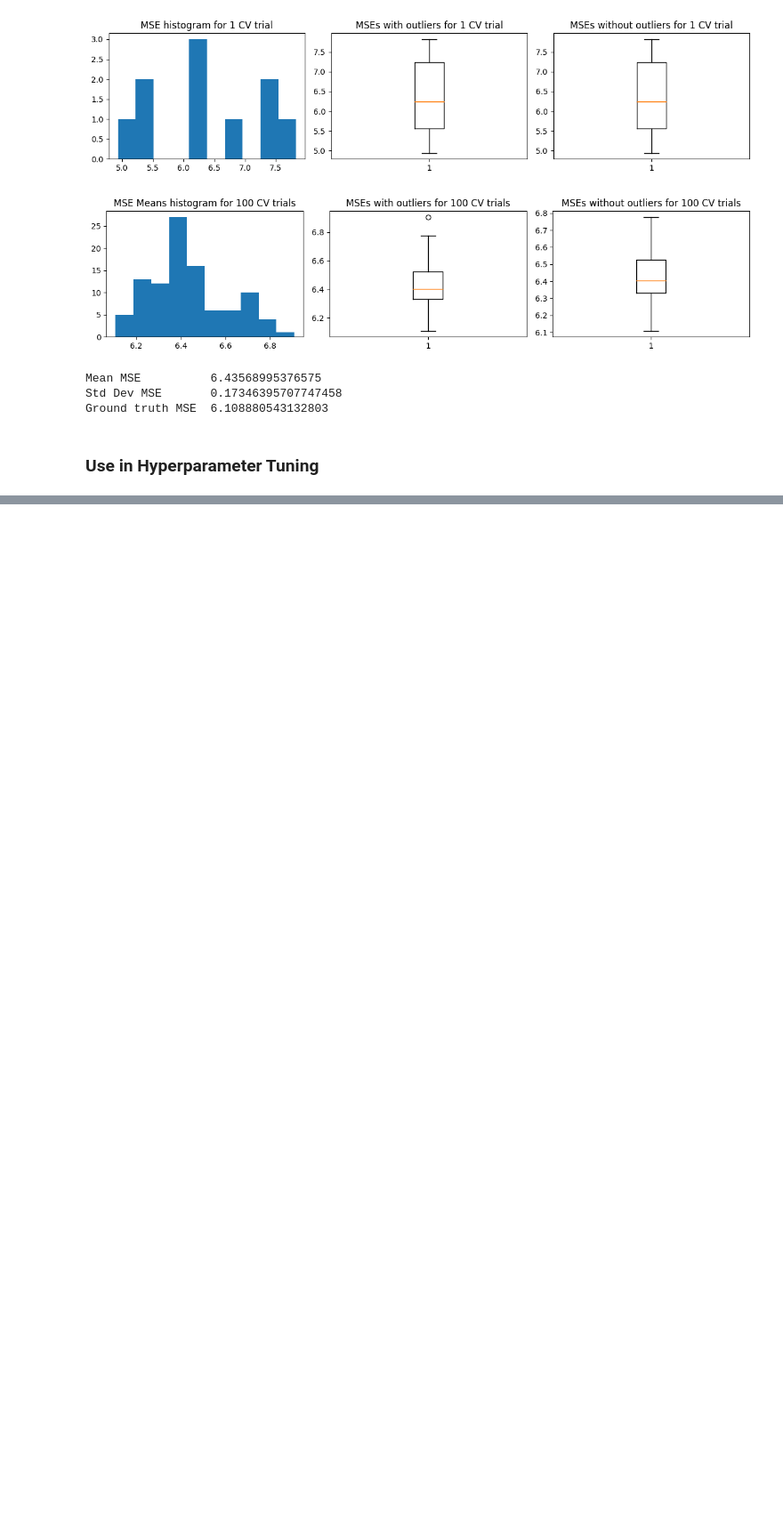
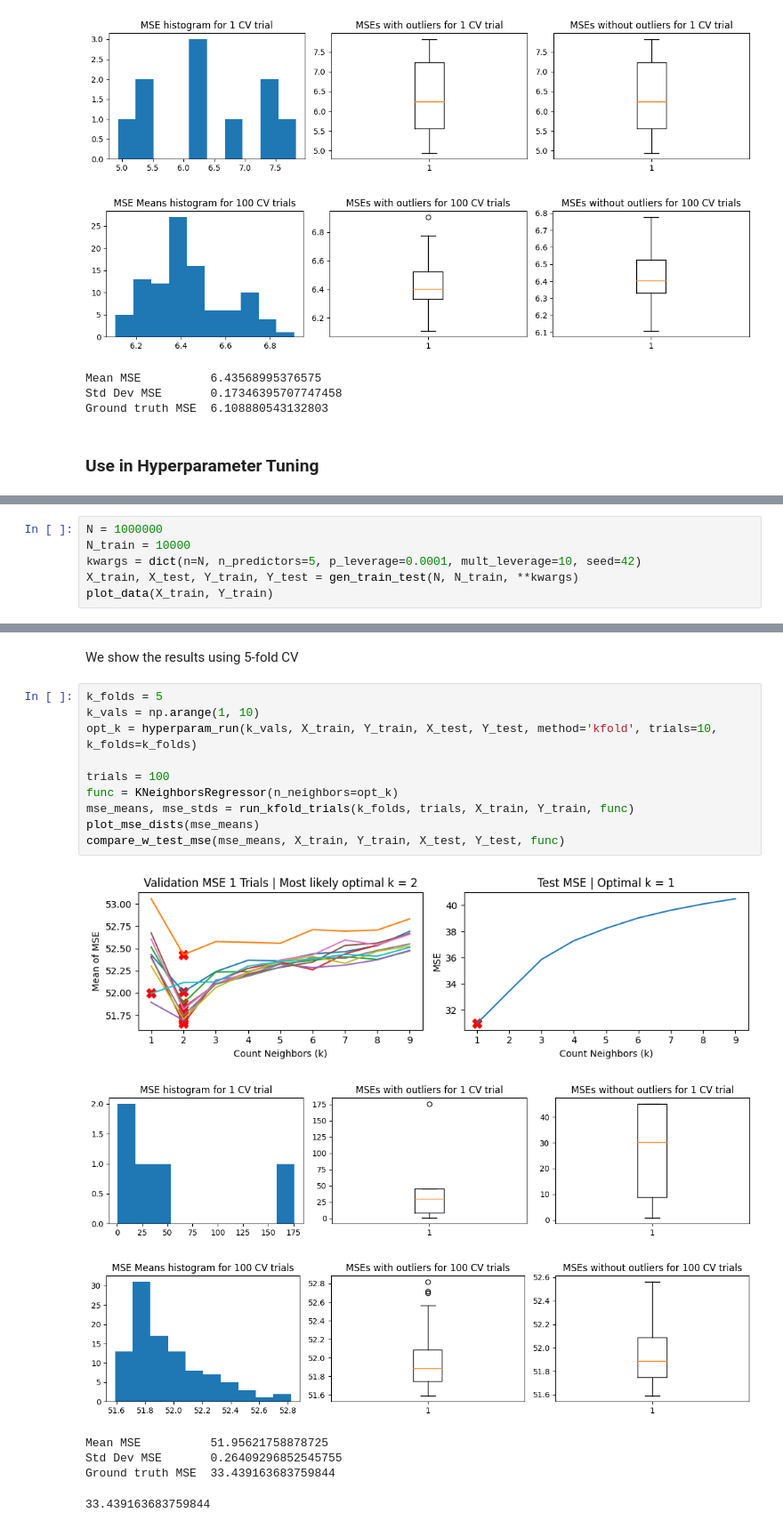
Before and after one commit to PrinceJavier/princejavier.github.io, a Jupyter notebook: _sources/supervised_learning/k_fold_cv.ipynb, the cells around one changed output, grey strips where cells are left out. Shown at 89% size. Saved outputs shown, nothing was run; the diff lists cells and outputs as text; blank space fills up the shorter version.

```diff
--- a/_sources/supervised_learning/k_fold_cv.ipynb
+++ b/_sources/supervised_learning/k_fold_cv.ipynb
@@ -463,0 +586,6 @@ Because linear regression has no hyperparameters, we experiment using kNN regres
+# %%
+N = 1000000
+N_train = 10000
+kwargs = dict(n=N, n_predictors=5, p_leverage=0.0001, mult_leverage=10, seed=42)
+X_train, X_test, Y_train, Y_test = gen_train_test(N, N_train, **kwargs)
+plot_data(X_train, Y_train)
@@ -463,0 +601,20 @@ Because linear regression has no hyperparameters, we experiment using kNN regres
+# %% [markdown]
+We show the results using 5-fold CV
+# %%
+k_folds = 5
+k_vals = np.arange(1, 10)
+opt_k = hyperparam_run(k_vals, X_train, Y_train, X_test, Y_test, method='kfold', trials=10, k_folds=k_folds)
+
+trials = 100
+func = KNeighborsRegressor(n_neighbors=opt_k)
+mse_means, mse_stds = run_kfold_trials(k_folds, trials, X_train, Y_train, func)
+plot_mse_dists(mse_means)
+compare_w_test_mse(mse_means, X_train, Y_train, X_test, Y_test, func)
+# %% [output]
+[figure, added]
+[figure, added]
+[figure, added]
+Mean MSE          51.95621758878725
+Std Dev MSE       0.26409296852545755
+Ground truth MSE  33.439163683759844
+33.439163683759844
```
Also changed, not shown: parts of 30 cells of this notebook, 14 other files.
